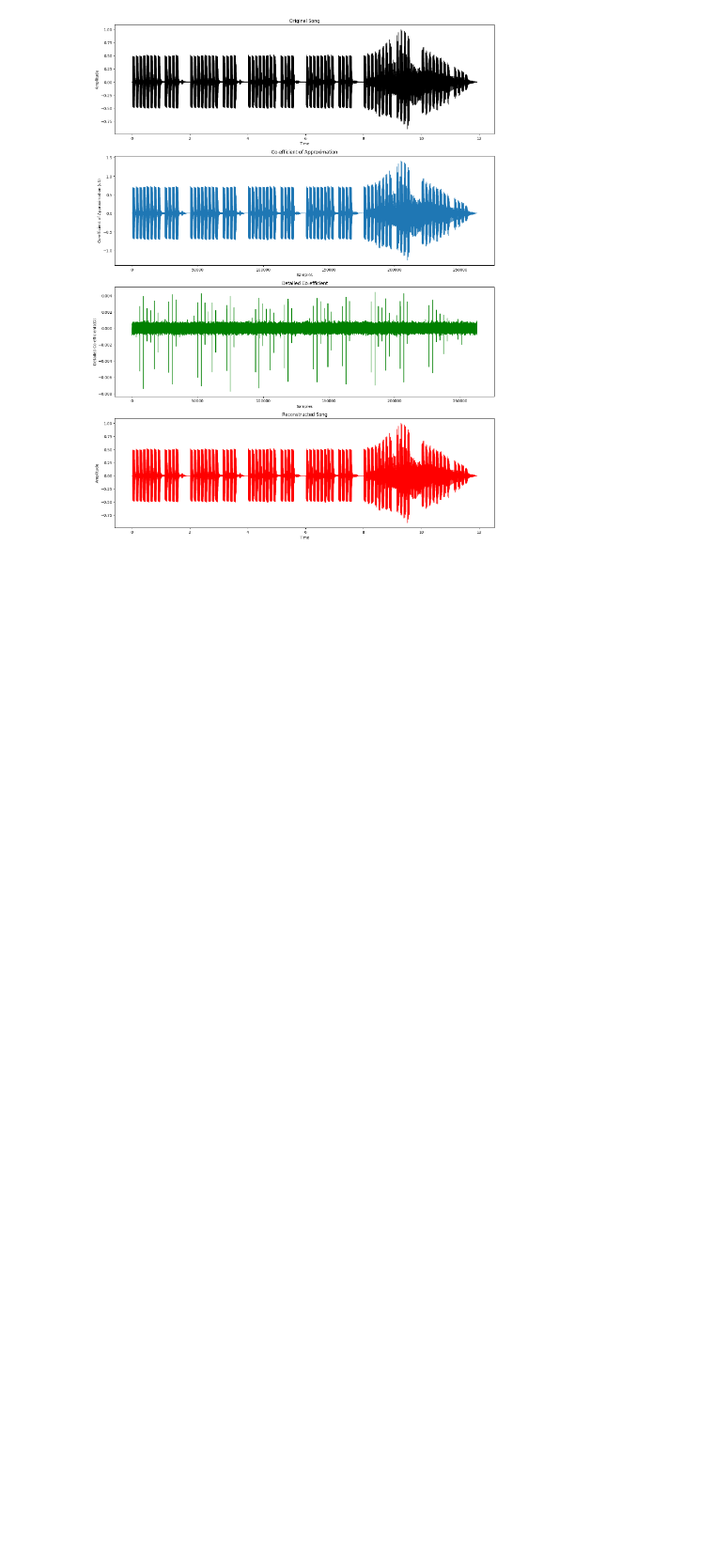
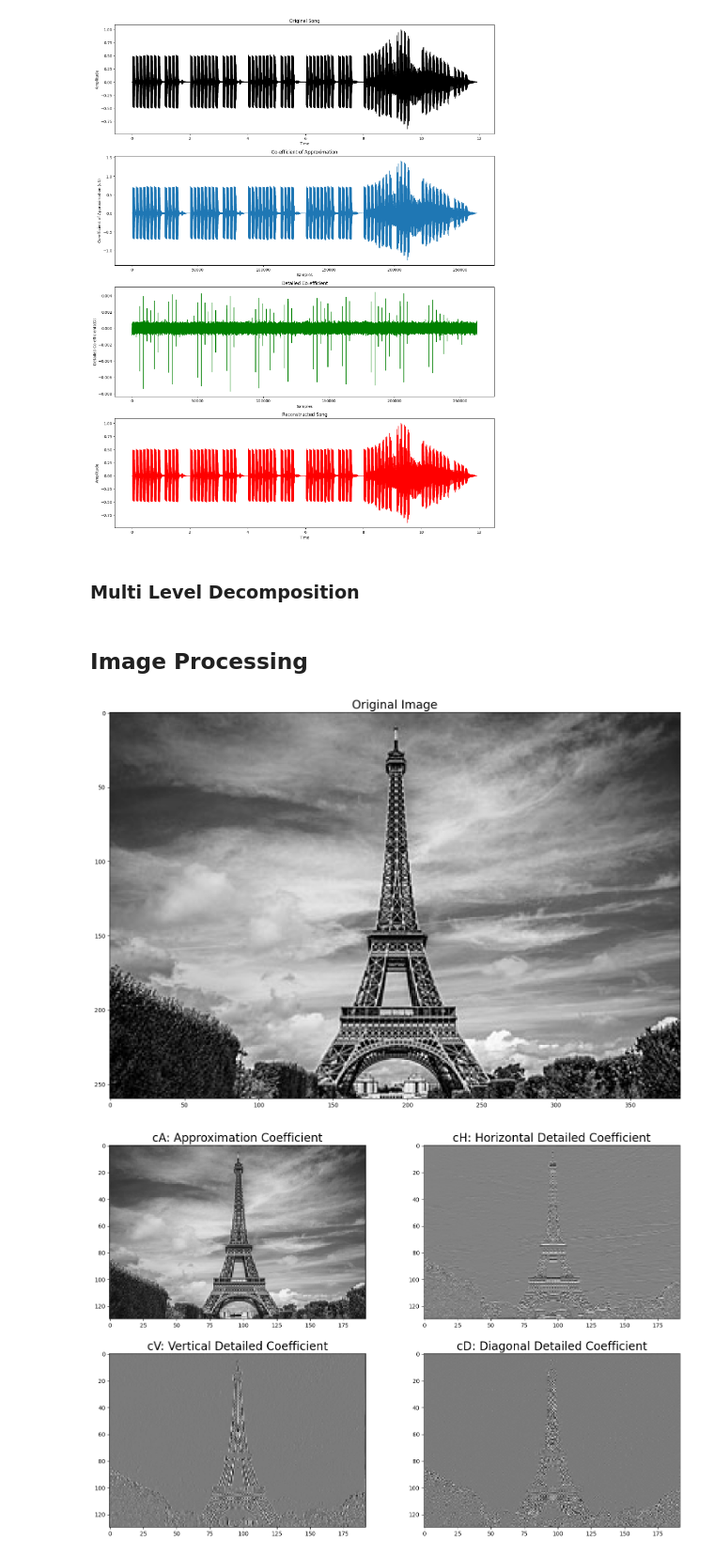
Before and after one commit to CodeBlocker007/Wavelet-Analysis, a Jupyter notebook: WaveletAnalysis.ipynb, the cells around one changed output. Shown at 94% size. Cells and saved outputs as stored; diff of their text form; code cells hidden in the pictures; blank space fills up the shorter version.

```diff
--- a/WaveletAnalysis.ipynb
+++ b/WaveletAnalysis.ipynb
@@ -159,3 +163,55 @@ plt.show()
 # %% [output]
 Time in s:  11.929092970521541
 [figure]
+# %% [markdown]
+### **Multi Level Decomposition**
+# %% [markdown]
+## **Image Processing**
+# %%
+# Reading the image
+img = cv2.imread("EiffelTower.jpg", cv2.IMREAD_GRAYSCALE)
+
+# Performing dicrete wavelet transform on image
+coeff2 = pywt.dwt2(img, 'sym2', mode = 'periodization')
+
+# Obtaining Approximation, Horizontal detailed, Vertical detailed and Diagonal Detailed Matrices
+cA, (cH, cV, cD) = coeff2
+
+# Recontructing image
+imgr = pywt.idwt2(coeff2, 'sym2', "periodization")
+imgr = np.uint8(imgr)
+
+# Plot
+plt.rcParams["figure.figsize"] = (18, 12)
+
+plt.imshow(img, cmap="gray")
+plt.title("Original Image", fontsize = 20)
+plt.show()
+
+plt.subplots(2,2)
+
+plt.subplot(221)
+plt.imshow(cA, cmap="gray")
+plt.title("cA: Approximation Coefficient", fontsize = 20)
+
+plt.subplot(222)
+plt.imshow(cH, cmap=plt.cm.gray)
+plt.title("cH: Horizontal Detailed Coefficient", fontsize = 20)
+
+plt.subplot(223)
+plt.imshow(cV, cmap=plt.cm.gray)
+plt.title("cV: Vertical Detailed Coefficient", fontsize = 20)
+
+plt.subplot(224)
+plt.imshow(cD, cmap=plt.cm.gray)
+plt.title("cD: Diagonal Detailed Coefficient", fontsize = 20)
+
+plt.show()
+
+plt.imshow(imgr, cmap=plt.cm.gray)
+plt.title("Reconstructed Image", fontsize = 20)
+
+plt.show()
+# %% [output]
+[figure, added]
+[figure, added]
```
Also changed, not shown: parts of 3 cells of this notebook, 1 other file.
